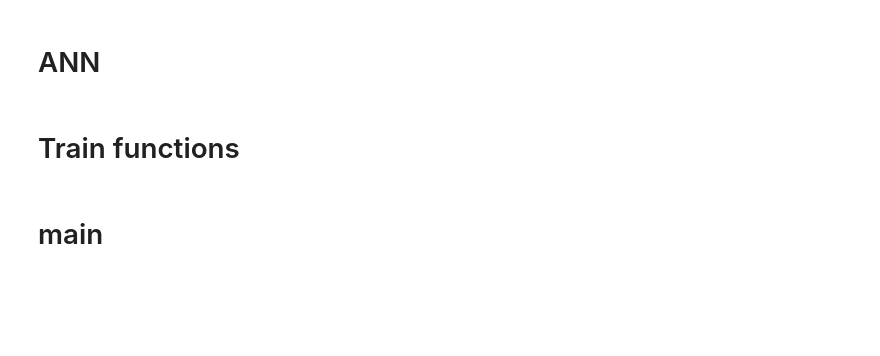
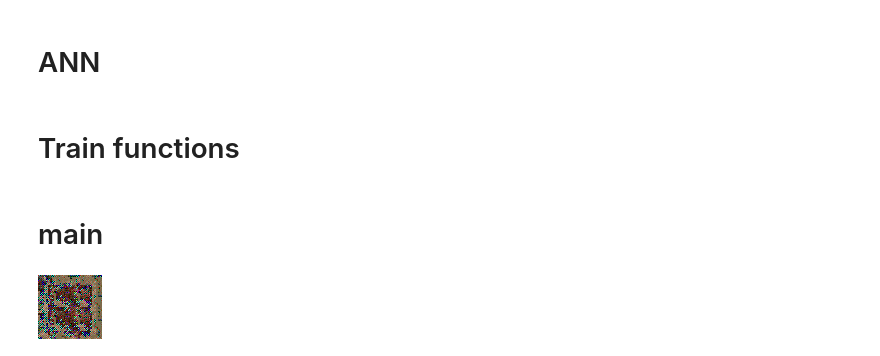
Before and after one commit to tomanci/NN_proj, a Jupyter notebook: main_colab.ipynb, the cells around one changed output. Cells and saved outputs as stored; diff of their text form; code cells hidden in the pictures; blank space fills up the shorter version.

```diff
--- a/main_colab.ipynb
+++ b/main_colab.ipynb
@@ -281,6 +281,7 @@ class Generator(): #può sia essere il Generator nelle GAN che una classica NN n
       """
 
       #creation of a tuple (1,self.input_shape)
+      self.net.load_state_dict(torch.load("weights_generator.pth", map_location=self.device))
       random_input = torch.rand(size= (1,)+self.input_shape)
       random_input = random_input.to(self.device)
       transform = T.ToPILImage()#function to transform a tensor into a image
@@ -837,0 +838,4 @@ train_lr_obj(architecture_G=gen_net,architecture_D=dis_net,batch_size=batch_size
+# %%
+gen_net.image_generation()
+# %% [output]
+[figure, added]
```
Also changed, not shown: parts of 2 cells of this notebook.
